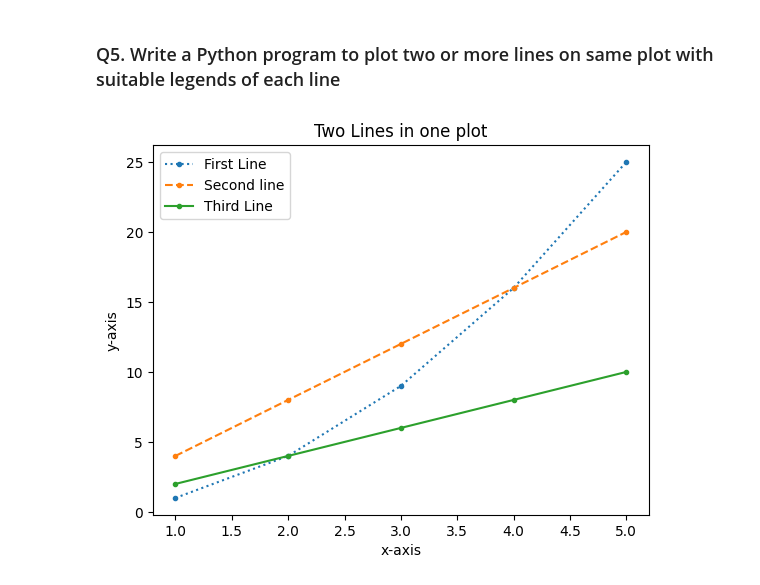
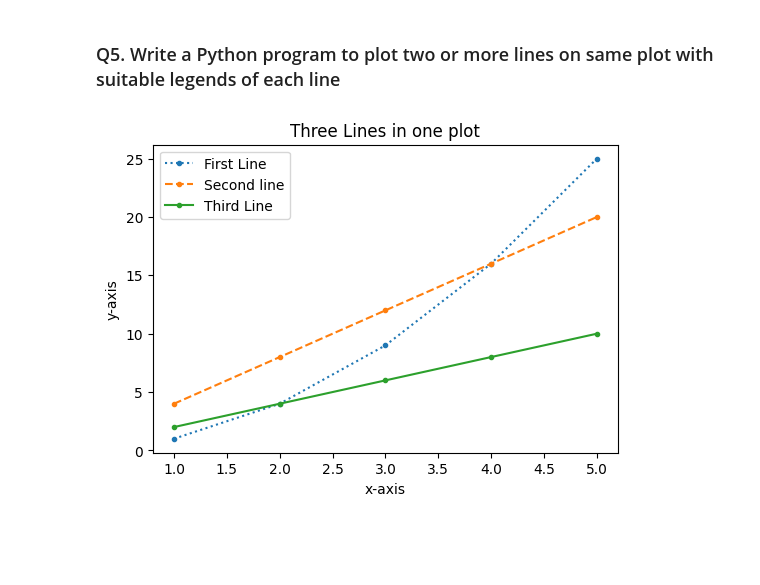
Before and after one commit to Ankitha8105/Python_Libraries, a Jupyter notebook: Matplotlib/linegraph.ipynb, the cells around one changed output. Drawn from its saved outputs; the diff is of its cells as text; code cells hidden in the pictures; blank space fills up the shorter version.

Commit message:
[Ankitha] Modified : python program to plot two or more lines with legends, different widths and colors

```diff
--- a/Matplotlib/linegraph.ipynb
+++ b/Matplotlib/linegraph.ipynb
@@ -188,32 +188,33 @@ def plot_twolines(x):
         This function is used to plot two or more lines on same plot with suitable legends of each
         line
     Parameter:
         x = List values
     Return :
         It returns line of given values
     """
+    plt.figure(figsize=(6,4))
     w = [i*2 for i in x]
     y = [i*i for i in x]
     z = [i*4 for i in x]
 
     plt.plot(x,y,label="First Line",ls = ":",marker='o',ms=3)
     plt.plot(x,z,label = "Second line",ls="--",marker = 'o',ms=3)
     plt.plot(x,w,label="Third Line",ls = "solid",marker='o',ms=3)
 
-    plt.title("Two Lines in one plot")
+    plt.title("Three Lines in one plot")
     plt.xlabel("x-axis")
     plt.ylabel("y-axis")
 
     plt.legend()
     plt.show()
 
 
 def main():
     x = np.arange(1,6)
     plot_twolines(x)
 
 
 if __name__ == "__main__":
     main()
 # %% [output]
-[figure, old version]
+[figure, new version]
```
Also changed, not shown: parts of 2 cells of this notebook.
